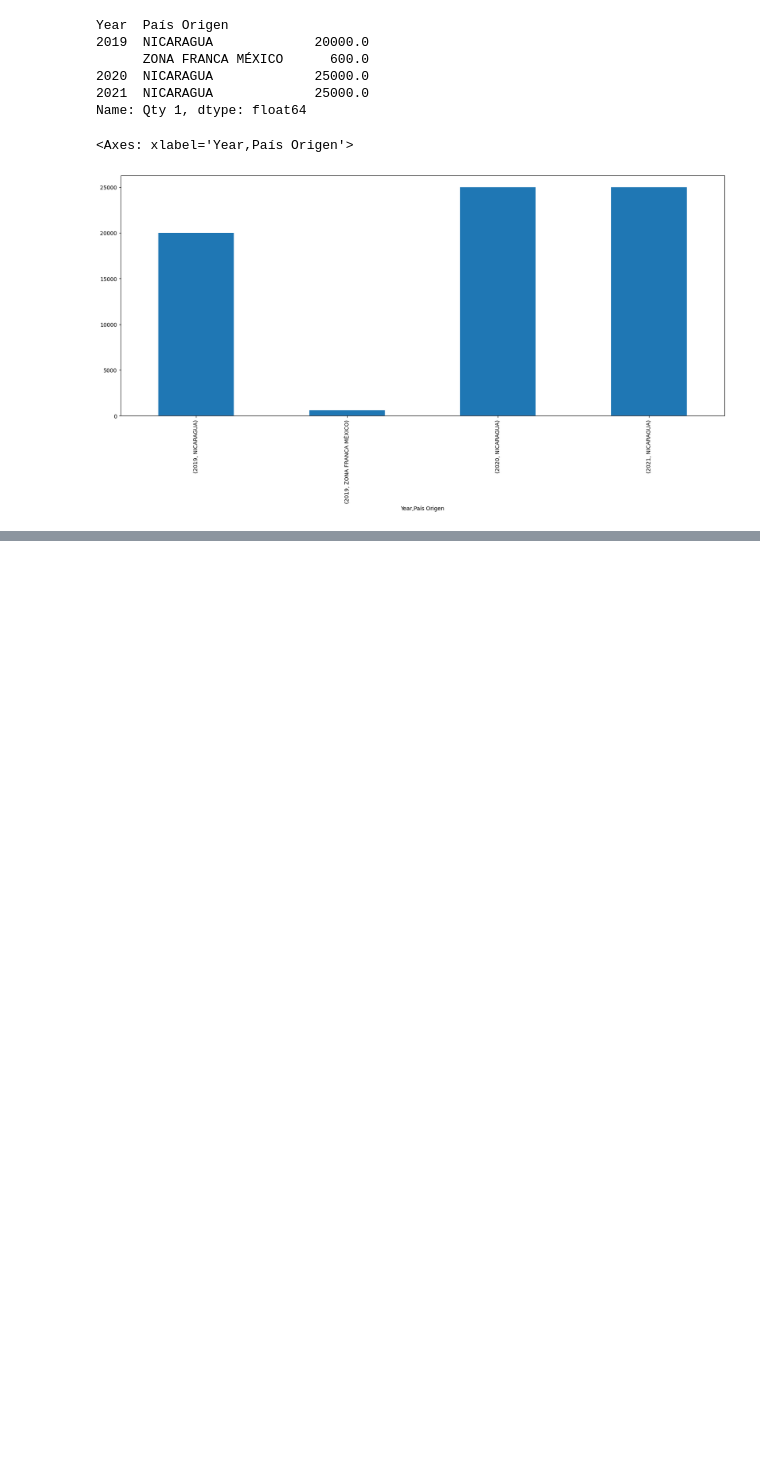
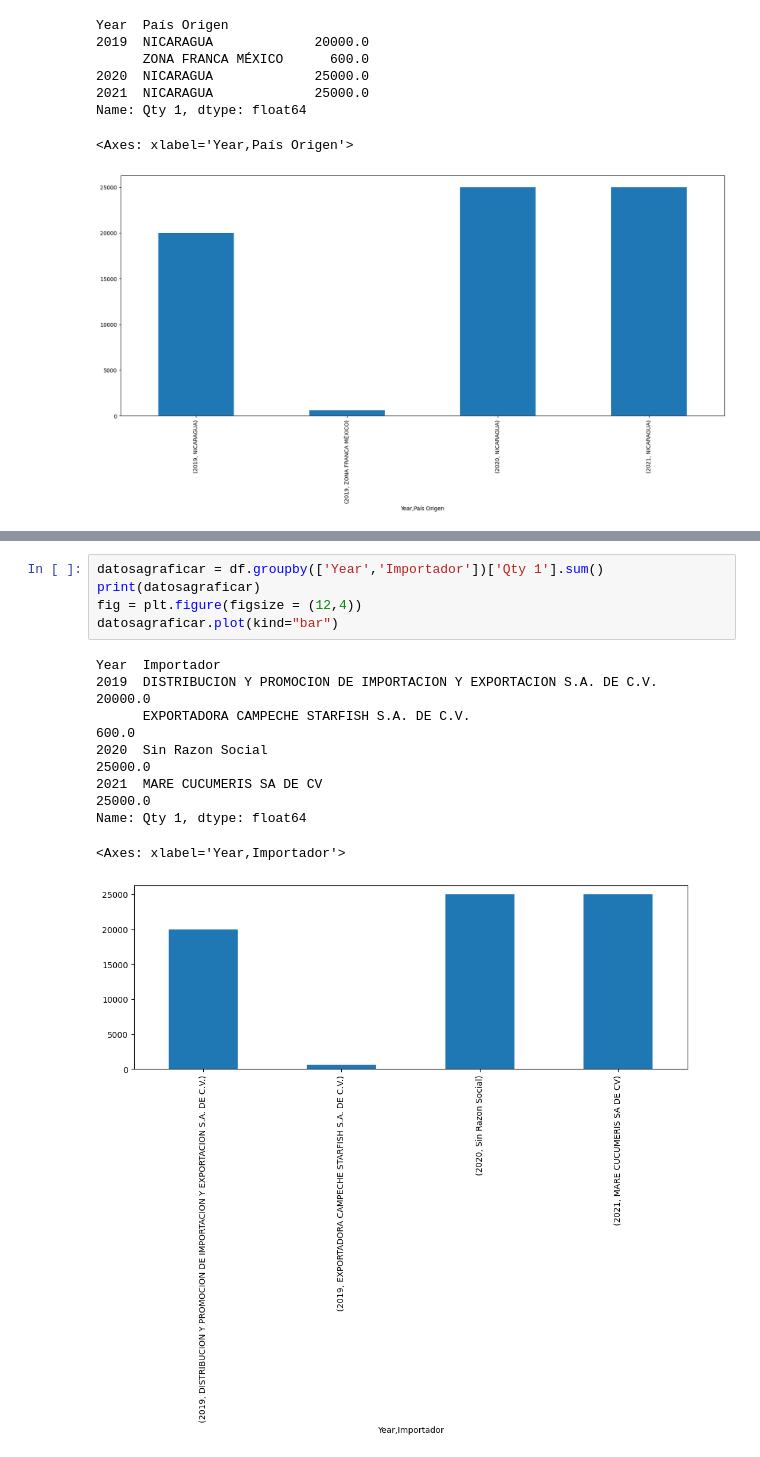
Before and after one commit to flkt-crnpio/analisis-exploratorio-pepino-de-mar, a Jupyter notebook: graficas/mexico-importaciones.ipynb, the cells around one changed output, grey strips where cells are left out. Drawn from its saved outputs; the diff is of its cells as text; blank space fills up the shorter version.

```diff
--- a/graficas/mexico-importaciones.ipynb
+++ b/graficas/mexico-importaciones.ipynb
@@ -82,0 +129,14 @@ Name: Qty 1, dtype: float64
+# %%
+datosagraficar = df.groupby(['Year','Importador'])['Qty 1'].sum()
+print(datosagraficar)
+fig = plt.figure(figsize = (12,4))
+datosagraficar.plot(kind="bar")
+# %% [output]
+Year  Importador
+2019  DISTRIBUCION Y PROMOCION DE IMPORTACION Y EXPORTACION S.A. DE C.V.    20000.0
+      EXPORTADORA CAMPECHE STARFISH S.A. DE C.V.                              600.0
+2020  Sin Razon Social                                                      25000.0
+2021  MARE CUCUMERIS SA DE CV                                               25000.0
+Name: Qty 1, dtype: float64
+<Axes: xlabel='Year,Importador'>
+[figure, added]
```
Also changed, not shown: parts of 4 cells of this notebook, 1 other file.
